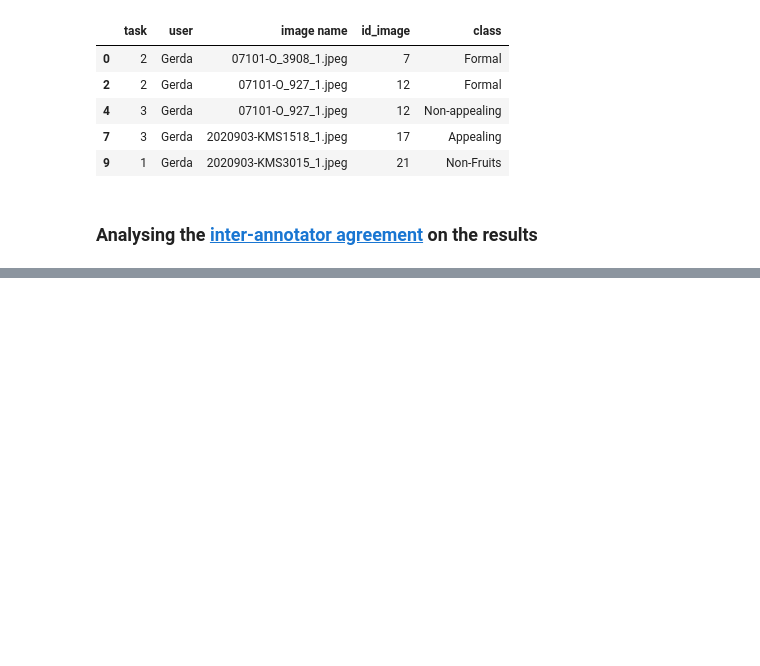
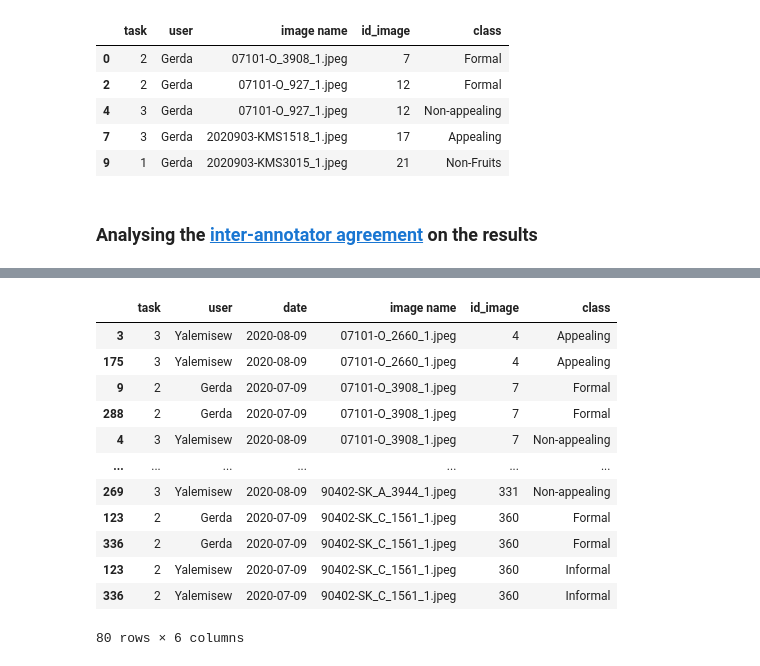
Before and after one commit to acdh-oeaw/Chia, a Jupyter notebook: notebooks/europeana_tagging_1st_round.ipynb, the cells around one changed output, grey strips where cells are left out. Drawn from its saved outputs; the diff is of its cells as text; code cells hidden in the pictures; blank space fills up the shorter version.

```diff
--- a/notebooks/europeana_tagging_1st_round.ipynb
+++ b/notebooks/europeana_tagging_1st_round.ipynb
@@ -228,0 +244,16 @@ for task in df_labeling.task.unique():
+# %%
+df_labeling[df_labeling.duplicated(keep=False)].sort_values(by=['id_image', 'user'])
+# %% [output]
+|  | task | user | date | image name | id_image | class |
+| 3 | 3 | Yalemisew | 2020-08-09 | 07101-O_2660_1.jpeg | 4 | Appealing |
+| 175 | 3 | Yalemisew | 2020-08-09 | 07101-O_2660_1.jpeg | 4 | Appealing |
+| 9 | 2 | Gerda | 2020-07-09 | 07101-O_3908_1.jpeg | 7 | Formal |
+| 288 | 2 | Gerda | 2020-07-09 | 07101-O_3908_1.jpeg | 7 | Formal |
+| 4 | 3 | Yalemisew | 2020-08-09 | 07101-O_3908_1.jpeg | 7 | Non-appealing |
+| ... | ... | ... | ... | ... | ... | ... |
+| 269 | 3 | Yalemisew | 2020-08-09 | 90402-SK_A_3944_1.jpeg | 331 | Non-appealing |
+| 123 | 2 | Gerda | 2020-07-09 | 90402-SK_C_1561_1.jpeg | 360 | Formal |
+| 336 | 2 | Gerda | 2020-07-09 | 90402-SK_C_1561_1.jpeg | 360 | Formal |
+| 123 | 2 | Yalemisew | 2020-07-09 | 90402-SK_C_1561_1.jpeg | 360 | Informal |
+| 336 | 2 | Yalemisew | 2020-07-09 | 90402-SK_C_1561_1.jpeg | 360 | Informal |
+80 rows × 6 columns
```
Also changed, not shown: parts of 10 cells of this notebook, 5 other files.
